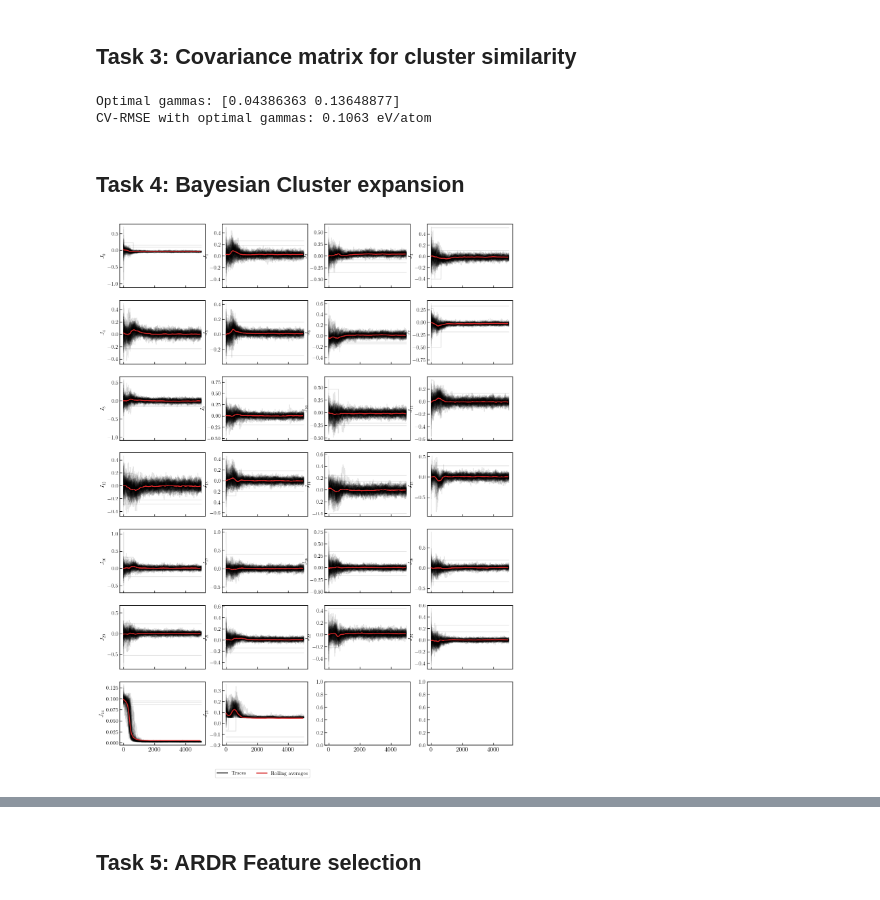
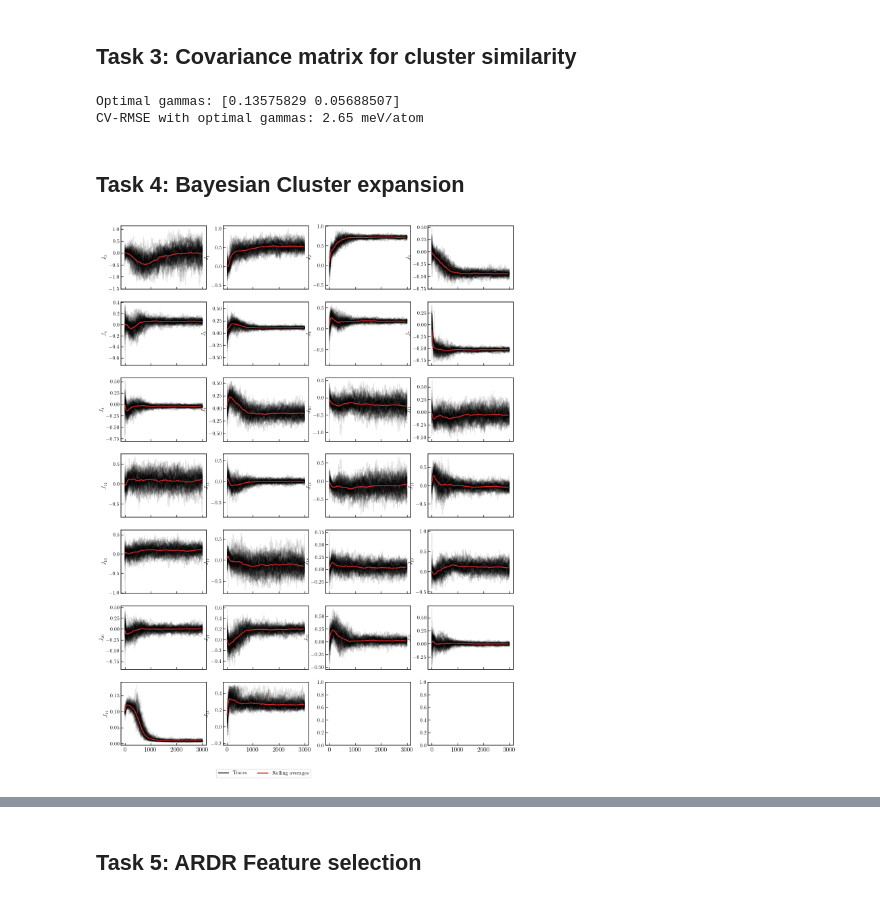
Before and after one commit to stommen/tif345_projects, a Jupyter notebook: project_2a/project2a_LBOS.ipynb, the cells around one changed output, grey strips where cells are left out. Cells and saved outputs as stored; diff of their text form; code cells hidden in the pictures.

```diff
--- a/project_2a/project2a_LBOS.ipynb
+++ b/project_2a/project2a_LBOS.ipynb
@@ -16,12 +16,10 @@ import icet
 
 import numpy as np
 import matplotlib.pyplot as plt
+import pandas as pd
 import os
 import scipy
-import seaborn as sns
-sns.set_context('notebook')
 import emcee
-import corner
 
 from sklearn.linear_model import LinearRegression
 from sklearn.linear_model import RidgeCV
@@ -303,7 +273,7 @@ def mod_ridge(X, E, Lambda):
     J = np.linalg.pinv(A) @ b
     return J
 
-def cv_rmse(gammas, cs_df, X, E, k=5):
+def cv_rmse(gammas, cs_df, X, E, k=10):
     Lambda = Lambda_mat(gammas, cs_df)
     rmses = []
 
@@ -322,14 +292,18 @@ def cv_rmse(gammas, cs_df, X, E, k=5):
     return np.mean(rmses)
 
 cs_df = cs.to_dataframe()
-gammas0 = [0.1, 0.1]
-gammas_star = scipy.optimize.minimize(cv_rmse, gammas0, args=(cs_df, X_std, E_std)).x#, method='Powell').x
+gammas0 = [0, 0]
+gammas_star = scipy.optimize.minimize(cv_rmse, gammas0, args=(cs_df, X_std, E_std)).x
 
 print(f'Optimal gammas: {gammas_star}')
-print(f'CV-RMSE with optimal gammas: {cv_rmse(gammas_star, cs_df, X_std, E_std):.4f} eV/atom')
+cv_rmse_opt = cv_rmse(gammas_star, cs_df, X_std, E_std)
+cv_rmse_opt_recovered = scaler_E.scale_[0] * cv_rmse_opt
+print(f'CV-RMSE with optimal gammas: {cv_rmse_opt_recovered * 1000:.2f} meV/atom')
+J_opt_cov_std = mod_ridge(X_std, E_std, Lambda_mat(gammas_star, cs_df))
+J_opt_cov_recovered = J_opt_cov_std / scaler_X.scale_ * scaler_E.scale_
 # %% [output]
-Optimal gammas: [0.04386363 0.13648877]
-CV-RMSE with optimal gammas: 0.1063 eV/atom
+Optimal gammas: [0.13575829 0.05688507]
+CV-RMSE with optimal gammas: 2.65 meV/atom
 # %% [markdown]
 ## **Task 4: Bayesian Cluster expansion**
 # %%
@@ -349,7 +323,10 @@ def log_prior(params):
         return -np.inf
     lp_s2 = scipy.stats.invgamma.logpdf(s2, a=2, scale=0.05)
     lp_alpha = scipy.stats.invgamma.logpdf(alpha, a=2, scale=0.1)
-    lp_J = - len(J) / 2 * np.log(2 * np.pi * alpha**2) - np.sum(np.linalg.norm(J) ** 2) / (2 * alpha**2)
+    lp_J = - len(J) / 2 * np.log(2 * np.pi * alpha**2) - np.sum(J**2) / (2 * alpha**2)
+
+    if not np.isfinite(lp_J + lp_s2 + lp_alpha):
+        return -np.inf
 
     return lp_s2 + lp_alpha + lp_J
 
@@ -371,6 +348,9 @@ def log_likelihood(params, X, E):
     residuals = E - E_pred
     ll = - n_samples / 2 * np.log(2 * np.pi * s2) - np.sum(residuals ** 2) / (2 * s2)
 
+    if not np.isfinite(ll):
+        return -np.inf
+
     return ll
 
 def log_posterior(params, X, E):
@@ -389,29 +369,31 @@ def log_posterior(params, X, E):
     if not np.isfinite(lp):
         return -np.inf
     ll = log_likelihood(params, X, E)
+    if not np.isfinite(ll):
+        return -np.inf
 
     return lp + ll
 # %%
 
-file = 'chain_task3.h5'
+file = 'data/chain_task3.h5'
 if os.path.exists(file):
     os.remove(file)
 
 n_walkers = 100
-n_steps_burn = 5000
+n_steps_burn = 3000
 ndim = 2 + len(J_opt_ridge_std)  # J, sigma_sys^2, alpha = 26
 p0 = np.zeros((n_walkers, ndim))
 p0[:, :len(J_opt_ridge_std)] = np.random.normal(loc=0, scale=0.2, size=(n_walkers, len(J_opt_ridge_std))) # J
 p0[:, len(J_opt_ridge_std)] = np.random.normal(loc=0.1, scale=0.01, size=n_walkers) # sigma_sys^2
 p0[:, len(J_opt_ridge_std) + 1] = np.random.normal(loc=0.1, scale=0.1, size=n_walkers) # alpha
 
-sampler = emcee.EnsembleSampler(n_walkers, ndim, log_posterior, backend=emcee.backends.HDFBackend('chain_task3.h5'), args=(X_recovered, E_recovered))
+sampler = emcee.EnsembleSampler(n_walkers, ndim, log_posterior, backend=emcee.backends.HDFBackend('data/chain_task3.h5'), args=(X_std, E_std))
 pos, prob, state = sampler.run_mcmc(p0, n_steps_burn, progress=True)
 
 fig, axs = plt.subplots(nrows=7, ncols=4, figsize=(15, 20), sharex=True)
 trace_plotter(axs.flatten()[:-2], sampler, iterations=n_steps_burn, sampler_idx='_task3', ndim=ndim, save=False)
 # %% [output]
-[figure, old version]
+[figure, new version]
 # %%
 
 sampler.reset()
```
Also changed, not shown: parts of 15 cells of this notebook, 8 other files.
